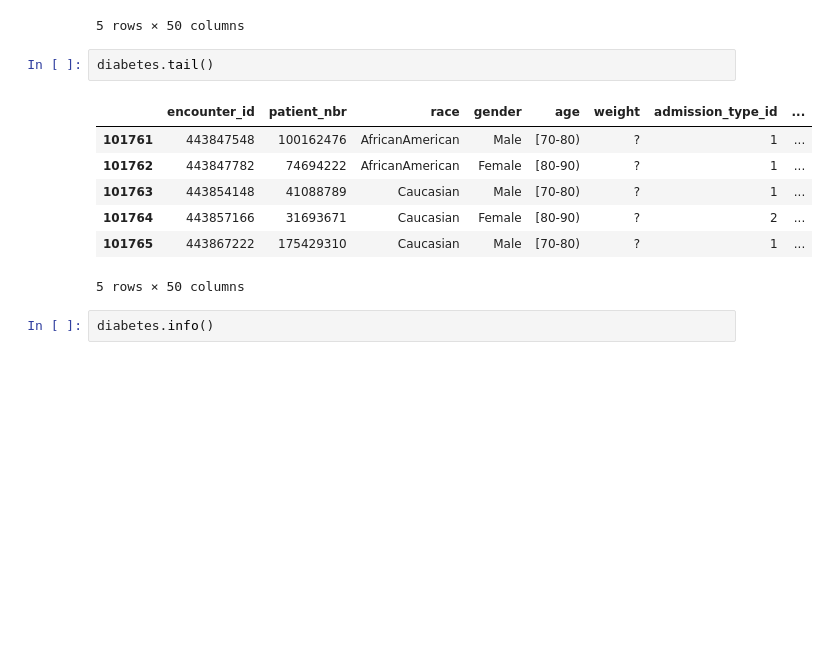
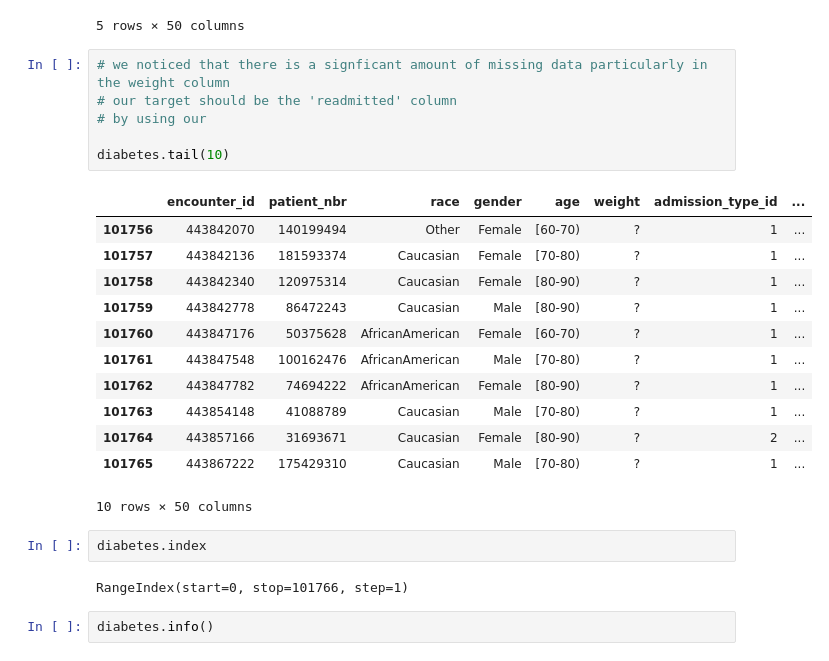
Before and after one commit to lophiraalata/data-analytics-micro-credential, a Jupyter notebook: IH_Unit4_MiniProject.ipynb, the cells around one changed output. Drawn from its saved outputs; the diff is of its cells as text; blank space fills up the shorter version.

```diff
--- a/IH_Unit4_MiniProject.ipynb
+++ b/IH_Unit4_MiniProject.ipynb
@@ -81,16 +81,29 @@ diabetes.head()
 | 3 | 500364 | 82442376 | Caucasian | Male | [30-40) | ? | 1 | ... |
 | 4 | 16680 | 42519267 | Caucasian | Male | [40-50) | ? | 1 | ... |
 5 rows × 50 columns
+# %%
+# we noticed that there is a signficant amount of missing data particularly in the weight column
+# our target should be the 'readmitted' column
+# by using our
+
+diabetes.tail(10)
+# %% [output]
+|  | encounter_id | patient_nbr | race | gender | age | weight | admission_type_id | ... |
+| 101756 | 443842070 | 140199494 | Other | Female | [60-70) | ? | 1 | ... |
+| 101757 | 443842136 | 181593374 | Caucasian | Female | [70-80) | ? | 1 | ... |
+| 101758 | 443842340 | 120975314 | Caucasian | Female | [80-90) | ? | 1 | ... |
+| 101759 | 443842778 | 86472243 | Caucasian | Male | [80-90) | ? | 1 | ... |
+| 101760 | 443847176 | 50375628 | AfricanAmerican | Female | [60-70) | ? | 1 | ... |
+| 101761 | 443847548 | 100162476 | AfricanAmerican | Male | [70-80) | ? | 1 | ... |
+| 101762 | 443847782 | 74694222 | AfricanAmerican | Female | [80-90) | ? | 1 | ... |
+| 101763 | 443854148 | 41088789 | Caucasian | Male | [70-80) | ? | 1 | ... |
+| 101764 | 443857166 | 31693671 | Caucasian | Female | [80-90) | ? | 2 | ... |
+| 101765 | 443867222 | 175429310 | Caucasian | Male | [70-80) | ? | 1 | ... |
+10 rows × 50 columns
 # %%
-diabetes.tail()
+diabetes.index
 # %% [output]
-|  | encounter_id | patient_nbr | race | gender | age | weight | admission_type_id | ... |
-| 101761 | 443847548 | 100162476 | AfricanAmerican | Male | [70-80) | ? | 1 | ... |
-| 101762 | 443847782 | 74694222 | AfricanAmerican | Female | [80-90) | ? | 1 | ... |
-| 101763 | 443854148 | 41088789 | Caucasian | Male | [70-80) | ? | 1 | ... |
-| 101764 | 443857166 | 31693671 | Caucasian | Female | [80-90) | ? | 2 | ... |
-| 101765 | 443867222 | 175429310 | Caucasian | Male | [70-80) | ? | 1 | ... |
-5 rows × 50 columns
+RangeIndex(start=0, stop=101766, step=1)
 # %%
 diabetes.info()
 # %% [output]
```
Also changed, not shown: parts of 5 cells of this notebook.
